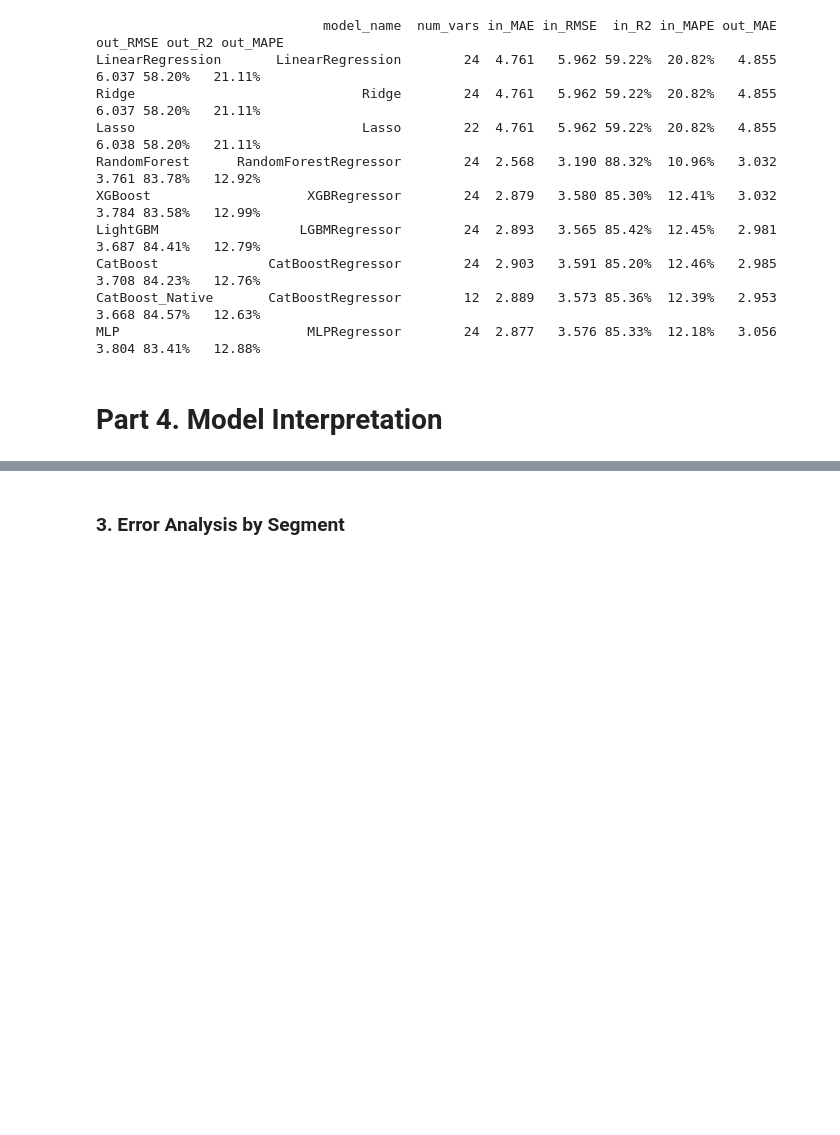
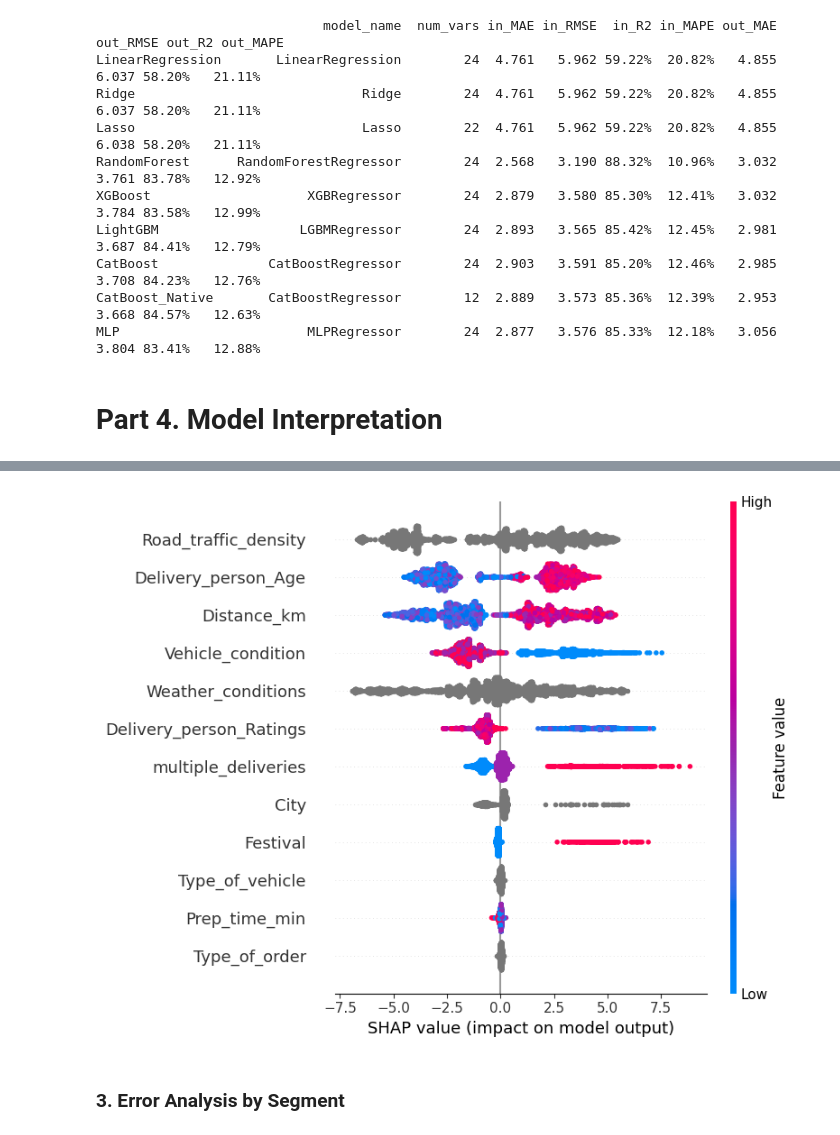
Before and after one commit to SJSUCMPE257/food-delivery-time-prediction, a Jupyter notebook: notebooks/Annas-experiment.ipynb, the cells around one changed output, grey strips where cells are left out. Cells and saved outputs as stored; diff of their text form; code cells hidden in the pictures; blank space fills up the shorter version.

```diff
--- a/notebooks/Annas-experiment.ipynb
+++ b/notebooks/Annas-experiment.ipynb
@@ -1607,2 +1660,10 @@ MLP                        MLPRegressor        24  2.877   3.576 85.33%  12.18%
+# %%
+# SHAP analysis
+explainer = shap.TreeExplainer(cat_native_optimal)
+shap_values = explainer.shap_values(X_test_clean)
+
+shap.summary_plot(shap_values, X_test_clean)
+# %% [output]
+[figure, added]
 # %% [markdown]
 ### 3. Error Analysis by Segment
```
Also changed, not shown: parts of 16 cells of this notebook, 5 other files.
